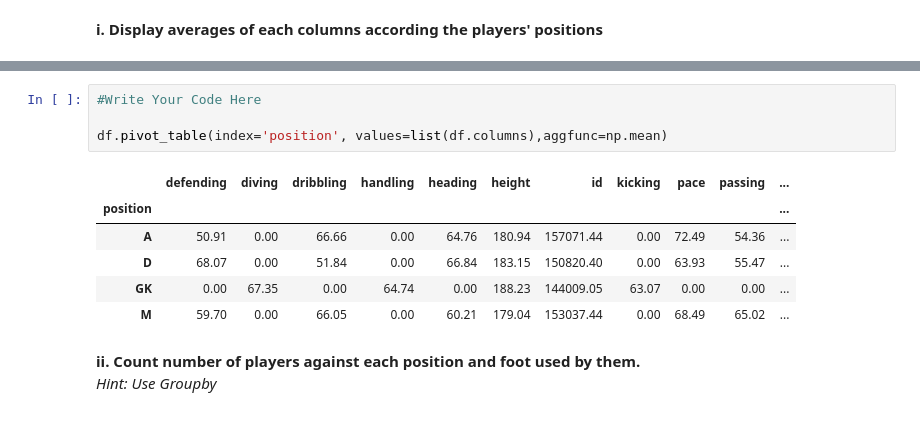
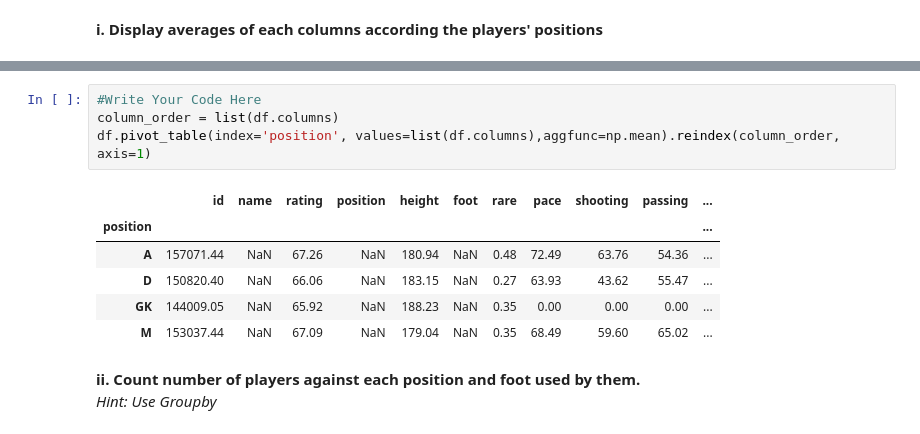
Before and after one commit to Sanaullah-nahk/Dice_Analytics_ML, a Jupyter notebook: Assignments/assignment 2/Assignment # 2.ipynb, the cells around one changed output, grey strips where cells are left out. Drawn from its saved outputs; the diff is of its cells as text.

```diff
--- a/Assignments/assignment 2/Assignment # 2.ipynb
+++ b/Assignments/assignment 2/Assignment # 2.ipynb
@@ -464,14 +458,14 @@ df.head()
 # %%
 #Write Your Code Here
-
-df.pivot_table(index='position', values=list(df.columns),aggfunc=np.mean)
+column_order = list(df.columns)
+df.pivot_table(index='position', values=list(df.columns),aggfunc=np.mean).reindex(column_order, axis=1)
 # %% [output]
-|  | defending | diving | dribbling | handling | heading | height | id | kicking | pace | passing | ... |
+|  | id | name | rating | position | height | foot | rare | pace | shooting | passing | ... |
 | position |  |  |  |  |  |  |  |  |  |  | ... |
-| A | 50.91 | 0.00 | 66.66 | 0.00 | 64.76 | 180.94 | 157071.44 | 0.00 | 72.49 | 54.36 | ... |
-| D | 68.07 | 0.00 | 51.84 | 0.00 | 66.84 | 183.15 | 150820.40 | 0.00 | 63.93 | 55.47 | ... |
-| GK | 0.00 | 67.35 | 0.00 | 64.74 | 0.00 | 188.23 | 144009.05 | 63.07 | 0.00 | 0.00 | ... |
-| M | 59.70 | 0.00 | 66.05 | 0.00 | 60.21 | 179.04 | 153037.44 | 0.00 | 68.49 | 65.02 | ... |
+| A | 157071.44 | NaN | 67.26 | NaN | 180.94 | NaN | 0.48 | 72.49 | 63.76 | 54.36 | ... |
+| D | 150820.40 | NaN | 66.06 | NaN | 183.15 | NaN | 0.27 | 63.93 | 43.62 | 55.47 | ... |
+| GK | 144009.05 | NaN | 65.92 | NaN | 188.23 | NaN | 0.35 | 0.00 | 0.00 | 0.00 | ... |
+| M | 153037.44 | NaN | 67.09 | NaN | 179.04 | NaN | 0.35 | 68.49 | 59.60 | 65.02 | ... |
 # %% [markdown]
 **ii. Count number of players against each position and foot used by them.**
 *Hint: Use Groupby*
```
Also changed, not shown: parts of 14 cells of this notebook.
